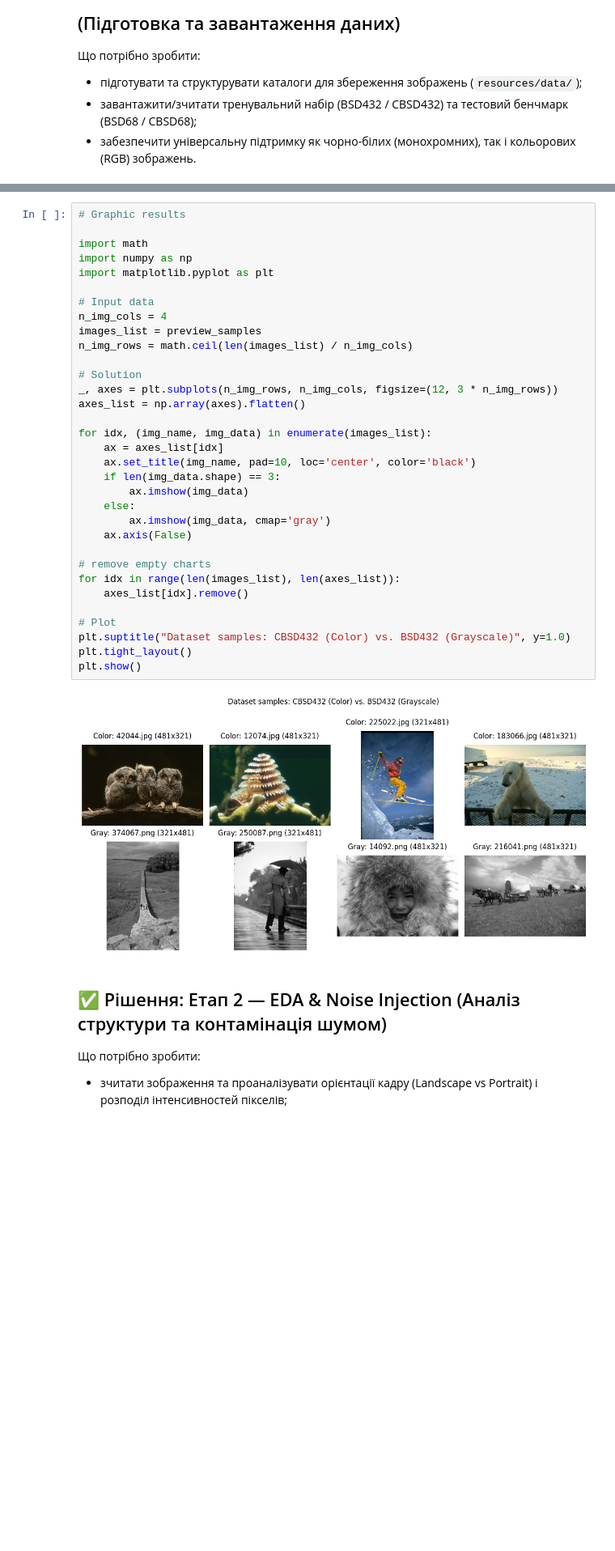
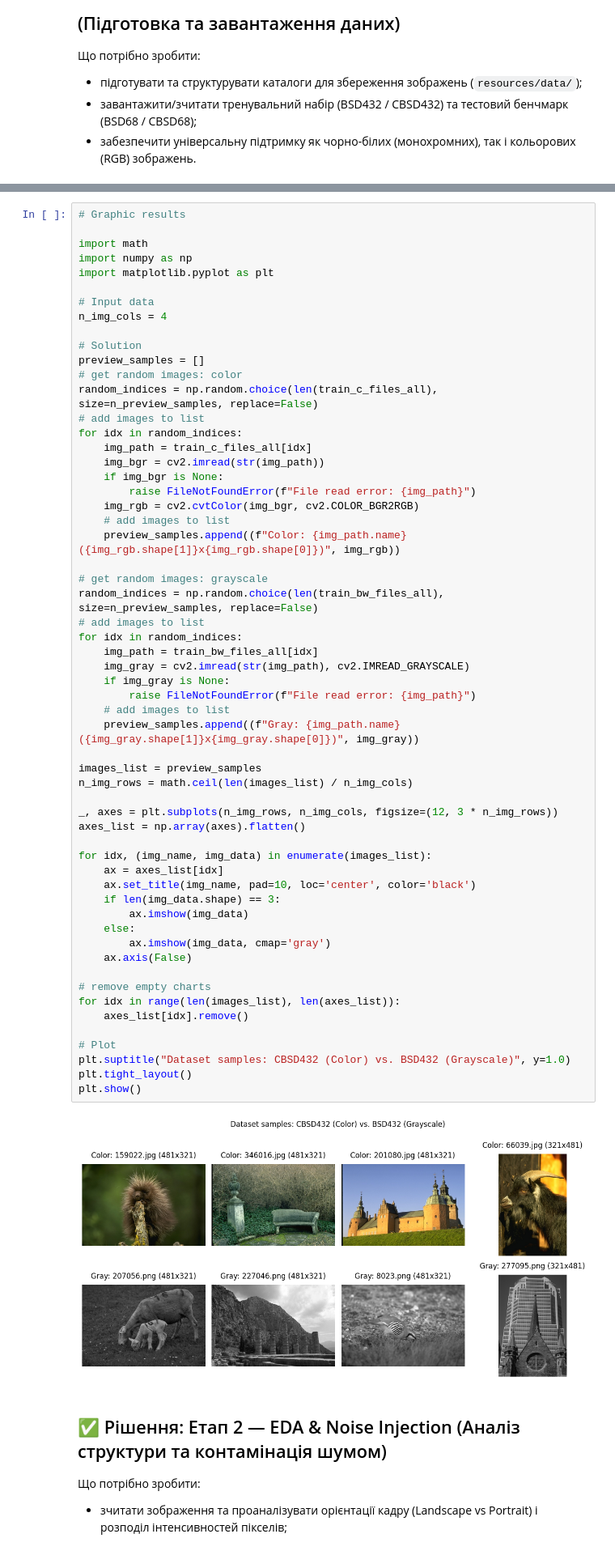
Before and after one commit to BogdanPinchuk/ComputerVision-PBY_HW16_Course_Project, a Jupyter notebook: Bohdan_Pinchuk_CV_HW16_UA.ipynb, the cells around one changed output, grey strips where cells are left out. Shown at 81% size. Cells and saved outputs as stored; diff of their text form; blank space fills up the shorter version.

```diff
--- a/Bohdan_Pinchuk_CV_HW16_UA.ipynb
+++ b/Bohdan_Pinchuk_CV_HW16_UA.ipynb
@@ -378,35 +354,60 @@ Report of Berkeley Segmentation Dataset (BSD) Inspection
 import math
 import numpy as np
 import matplotlib.pyplot as plt
 
 # Input data
 n_img_cols = 4
+
+# Solution
+preview_samples = []
+# get random images: color
+random_indices = np.random.choice(len(train_c_files_all), size=n_preview_samples, replace=False)
+# add images to list
+for idx in random_indices:
+    img_path = train_c_files_all[idx]
+    img_bgr = cv2.imread(str(img_path))
+    if img_bgr is None:
+        raise FileNotFoundError(f"File read error: {img_path}")
+    img_rgb = cv2.cvtColor(img_bgr, cv2.COLOR_BGR2RGB)
+    # add images to list
+    preview_samples.append((f"Color: {img_path.name} ({img_rgb.shape[1]}x{img_rgb.shape[0]})", img_rgb))
+
+# get random images: grayscale
+random_indices = np.random.choice(len(train_bw_files_all), size=n_preview_samples, replace=False)
+# add images to list
+for idx in random_indices:
+    img_path = train_bw_files_all[idx]
+    img_gray = cv2.imread(str(img_path), cv2.IMREAD_GRAYSCALE)
+    if img_gray is None:
+        raise FileNotFoundError(f"File read error: {img_path}")
+    # add images to list
+    preview_samples.append((f"Gray: {img_path.name} ({img_gray.shape[1]}x{img_gray.shape[0]})", img_gray))
+
 images_list = preview_samples
 n_img_rows = math.ceil(len(images_list) / n_img_cols)
 
-# Solution
 _, axes = plt.subplots(n_img_rows, n_img_cols, figsize=(12, 3 * n_img_rows))
 axes_list = np.array(axes).flatten()
 
 for idx, (img_name, img_data) in enumerate(images_list):
     ax = axes_list[idx]
     ax.set_title(img_name, pad=10, loc='center', color='black')
     if len(img_data.shape) == 3:
         ax.imshow(img_data)
     else:
         ax.imshow(img_data, cmap='gray')
     ax.axis(False)
 
 # remove empty charts
 for idx in range(len(images_list), len(axes_list)):
     axes_list[idx].remove()
 
 # Plot
 plt.suptitle("Dataset samples: CBSD432 (Color) vs. BSD432 (Grayscale)", y=1.0)
 plt.tight_layout()
 plt.show()
 # %% [output]
-[figure, old version]
+[figure, new version]
 # %% [markdown]
 ## ✅ Рішення: Етап 2 — EDA & Noise Injection (Аналіз структури та контамінація шумом)
 
```
Also changed, not shown: parts of 5 cells of this notebook, 2 other files.
